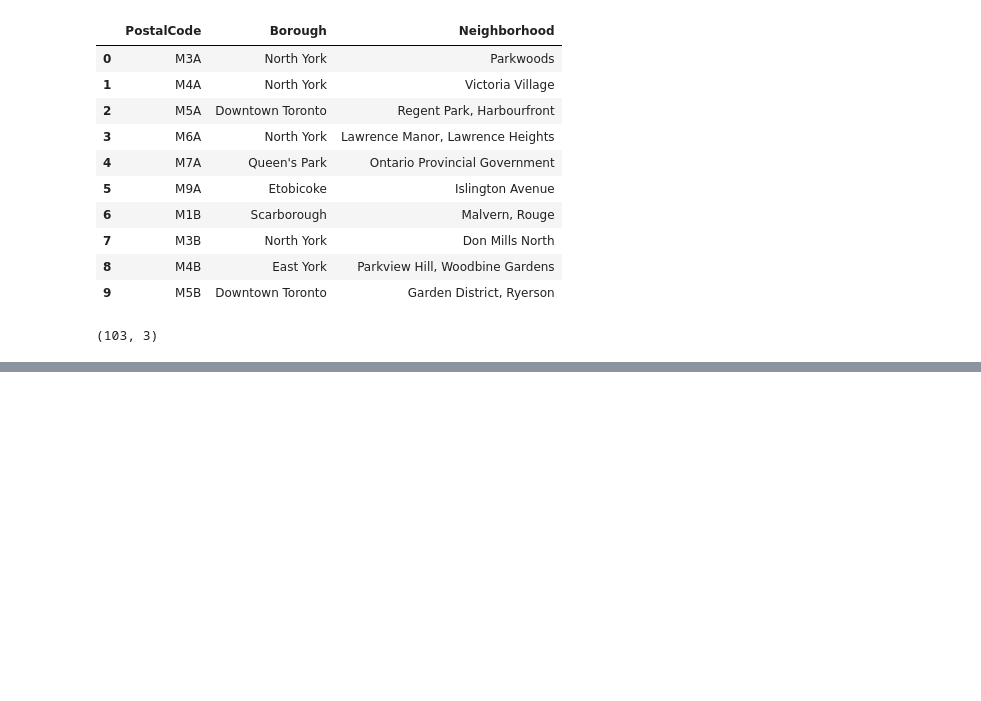
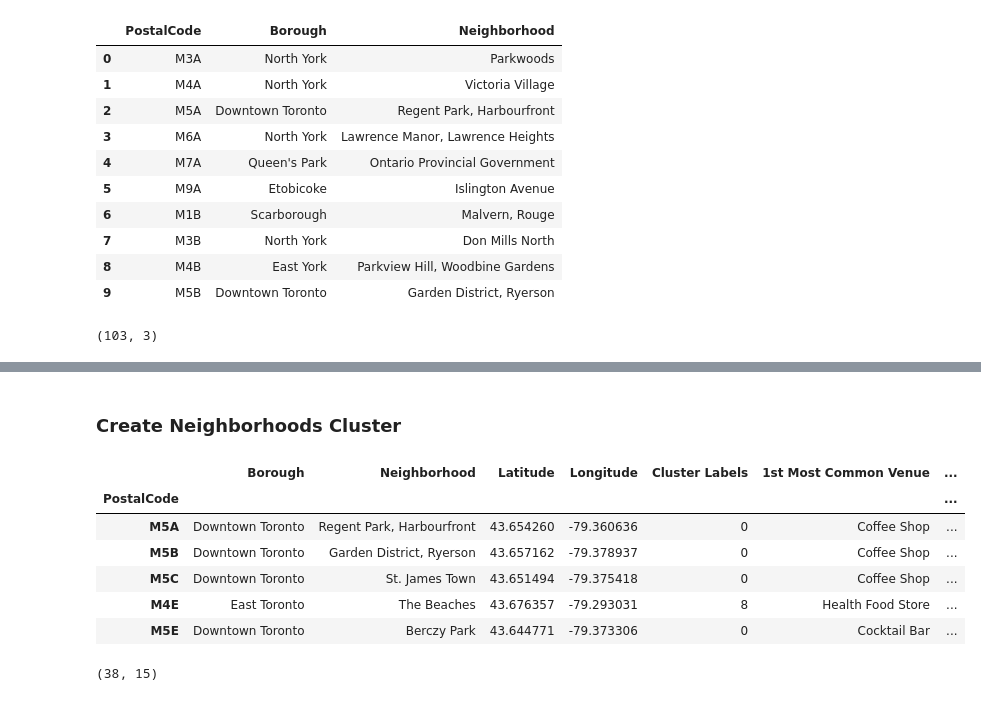
Before and after one commit to hilmyaaziz/Coursera_Capstone, a Jupyter notebook: Clustering Capstone Project.ipynb, the cells around one changed output, grey strips where cells are left out. Cells and saved outputs as stored; diff of their text form; code cells hidden in the pictures; blank space fills up the shorter version.

```diff
--- a/Clustering Capstone Project.ipynb
+++ b/Clustering Capstone Project.ipynb
@@ -151,0 +466,32 @@ df.head(10)
+# %% [markdown]
+### Create Neighborhoods Cluster
+# %%
+#Set Number of Clusters
+kclusters = int(len(toronto_df["Neighborhood"].unique()) / 4)
+toronto_grouped_clustering = toronto_grouped.drop('Neighborhood', 1)
+
+#K-Means Clustering
+kmeans = KMeans(n_clusters=kclusters, random_state=1).fit(toronto_grouped_clustering)
+
+#Add Labels
+neighborhoods_venues_sorted.insert(0, 'Cluster Labels', kmeans.labels_)
+
+toronto_merged = toronto_df.copy()
+toronto_merged.rename(columns={'Neighborhood':'Neighborhood'}, inplace=True)
+toronto_merged.dropna()
+
+#Merge the Data
+toronto_merged = toronto_merged.join(neighborhoods_venues_sorted.set_index('Neighborhood'), on='Neighborhood',how ='inner')
+toronto_merged.head()
+# %% [output]
+|  | Borough | Neighborhood | Latitude | Longitude | Cluster Labels | 1st Most Common Venue | ... |
+| PostalCode |  |  |  |  |  |  | ... |
+| M5A | Downtown Toronto | Regent Park, Harbourfront | 43.654260 | -79.360636 | 0 | Coffee Shop | ... |
+| M5B | Downtown Toronto | Garden District, Ryerson | 43.657162 | -79.378937 | 0 | Coffee Shop | ... |
+| M5C | Downtown Toronto | St. James Town | 43.651494 | -79.375418 | 0 | Coffee Shop | ... |
+| M4E | East Toronto | The Beaches | 43.676357 | -79.293031 | 8 | Health Food Store | ... |
+| M5E | Downtown Toronto | Berczy Park | 43.644771 | -79.373306 | 0 | Cocktail Bar | ... |
+# %%
+toronto_merged.shape
+# %% [output]
+(38, 15)
```
Also changed, not shown: parts of 30 cells of this notebook.
